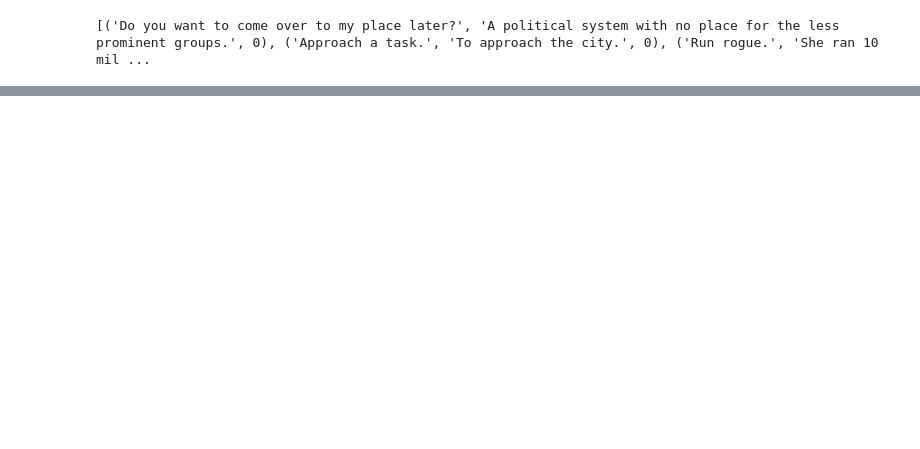
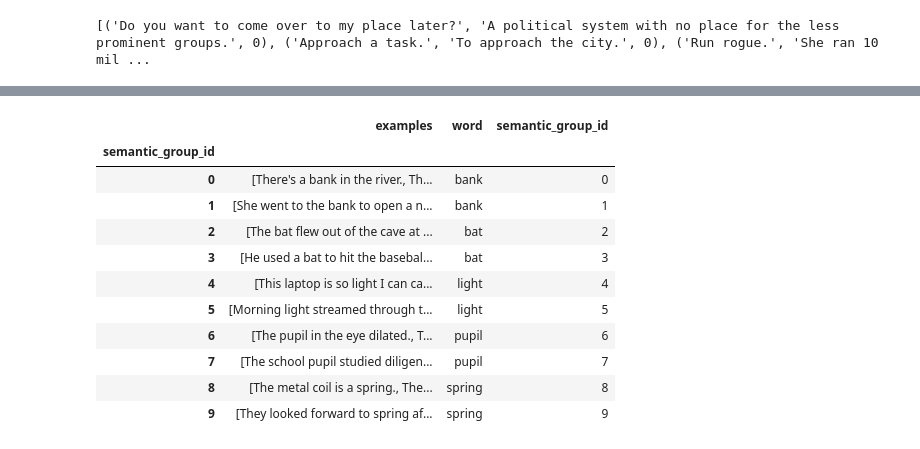
Before and after one commit to Jihagen/LLM-RSA-Project, a Jupyter notebook: data/Data_enrichment.ipynb, the cells around one changed output, grey strips where cells are left out. Cells and saved outputs as stored; diff of their text form; code cells hidden in the pictures; blank space fills up the shorter version.

```diff
--- a/data/Data_enrichment.ipynb
+++ b/data/Data_enrichment.ipynb
@@ -33,0 +410,17 @@ data['examples'][1]
+# %%
+# 1) Load your DataFrame
+data = pd.read_pickle("synthetic_data_controlled.pkl")
+data
+# %% [output]
+|  | examples | word | semantic_group_id |
+| semantic_group_id |  |  |  |
+| 0 | [There's a bank in the river., Th... | bank | 0 |
+| 1 | [She went to the bank to open a n... | bank | 1 |
+| 2 | [The bat flew out of the cave at ... | bat | 2 |
+| 3 | [He used a bat to hit the basebal... | bat | 3 |
+| 4 | [This laptop is so light I can ca... | light | 4 |
+| 5 | [Morning light streamed through t... | light | 5 |
+| 6 | [The pupil in the eye dilated., T... | pupil | 6 |
+| 7 | [The school pupil studied diligen... | pupil | 7 |
+| 8 | [The metal coil is a spring., The... | spring | 8 |
+| 9 | [They looked forward to spring af... | spring | 9 |
```
Also changed, not shown: parts of 17 cells of this notebook, 47 other files.
